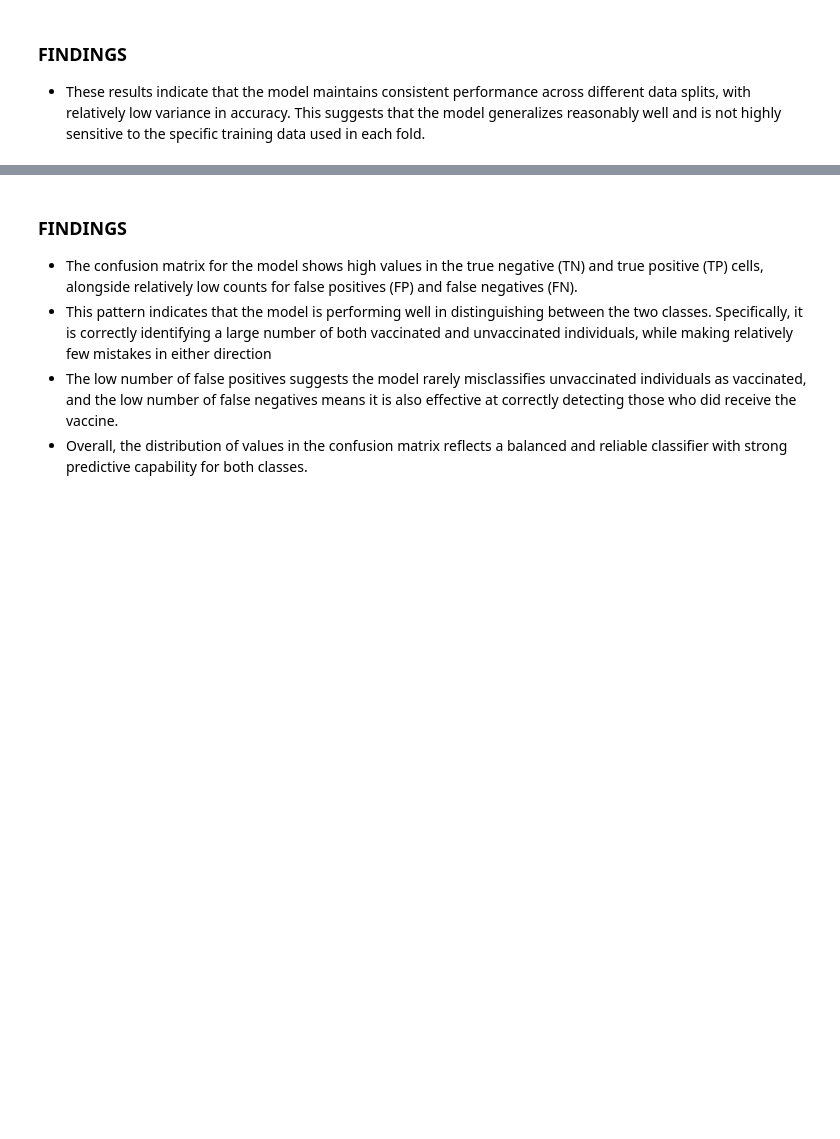
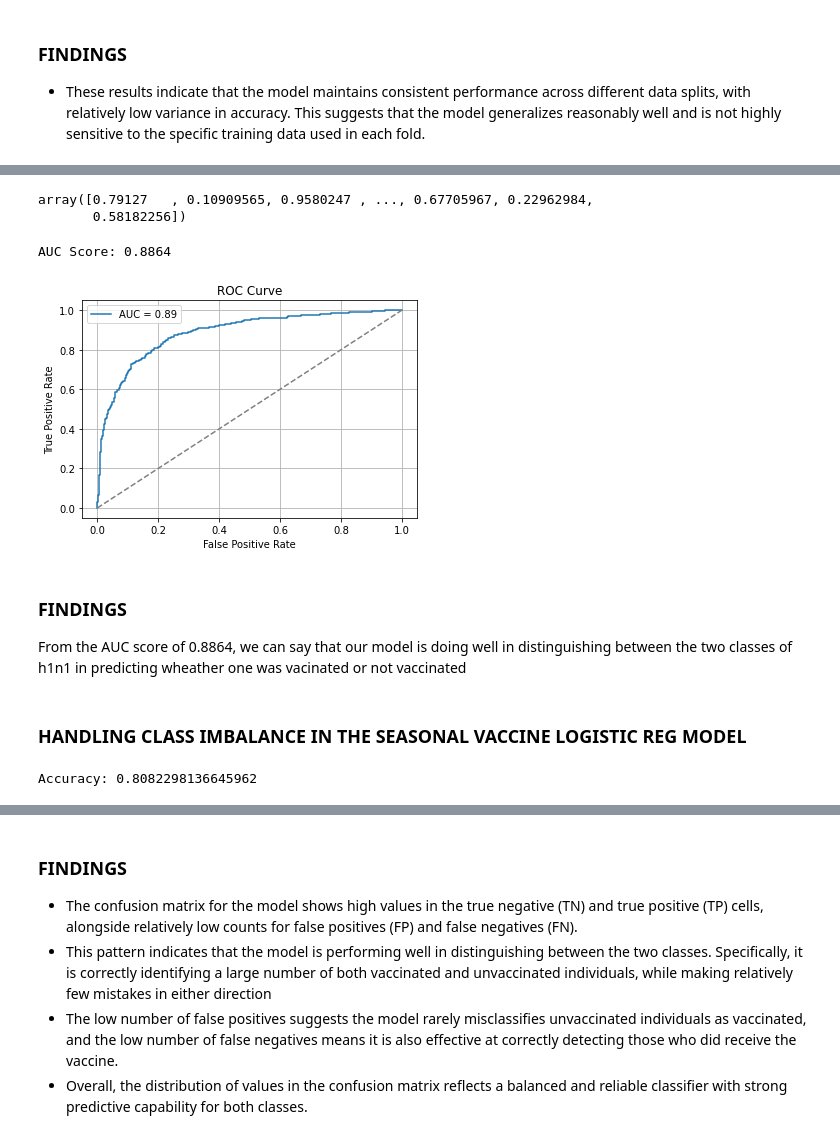
Before and after one commit to Ndedda/H1N1-ans-seasonal-vaccines, a Jupyter notebook: Index.ipynb, the cells around one changed output, grey strips where cells are left out. Drawn from its saved outputs; the diff is of its cells as text; code cells hidden in the pictures; blank space fills up the shorter version.

```diff
--- a/Index.ipynb
+++ b/Index.ipynb
@@ -367,0 +503,51 @@ Mean CV accuracy: 0.7626216778390692
+# %%
+# Checking prpbability of predicting one took the h1n1 vaccine
+y_prob = pipeline5.predict_proba(X_test)[:, 1]
+y_prob
+# %% [output]
+array([0.79127   , 0.10909565, 0.9580247 , ..., 0.67705967, 0.22962984,
+       0.58182256])
+# %%
+# Get predicted probabilities one took the h1n1 vaccine
+y_prob = pipeline5.predict_proba(X_test)[:, 1]
+
+# Calculate AUC
+auc = roc_auc_score(y_test, y_prob)
+print(f"AUC Score: {auc:.4f}")
+
+# Plot ROC Curve
+fpr, tpr, _ = roc_curve(y_test, y_prob)
+plt.plot(fpr, tpr, label=f"AUC = {auc:.2f}")
+plt.plot([0, 1], [0, 1], linestyle='--', color='gray')
+plt.xlabel('False Positive Rate')
+plt.ylabel('True Positive Rate')
+plt.title('ROC Curve')
+plt.legend()
+plt.grid(True)
+plt.show()
+# %% [output]
+AUC Score: 0.8864
+[figure, added]
+# %% [markdown]
+### FINDINGS
+From the AUC score of 0.8864, we can say that our model is doing well in distinguishing between the two classes of h1n1 in predicting wheather one was vacinated or not vaccinated
+# %% [markdown]
+### HANDLING CLASS IMBALANCE IN THE SEASONAL VACCINE LOGISTIC REG MODEL
+# %%
+# Using SMOTE to handle imbalance in the logistic regression
+pipeline6 = ImbPipeline(steps=[
+    ('preprocessor', preprocessor),
+    ('smote', SMOTE(random_state=42)),
+    ('classifier', LogisticRegression(max_iter=1000))
+])
+
+# Fitting model to the training data
+pipeline6.fit(X_train, y_train)
+
+# Evaluate on test data
+y_pred = pipeline6.predict(X_test)
+
+# Checking for the acuracy
+print("Accuracy:", accuracy_score(y_test, y_pred))
+# %% [output]
+Accuracy: 0.8082298136645962
```
Also changed, not shown: parts of 42 cells of this notebook.
